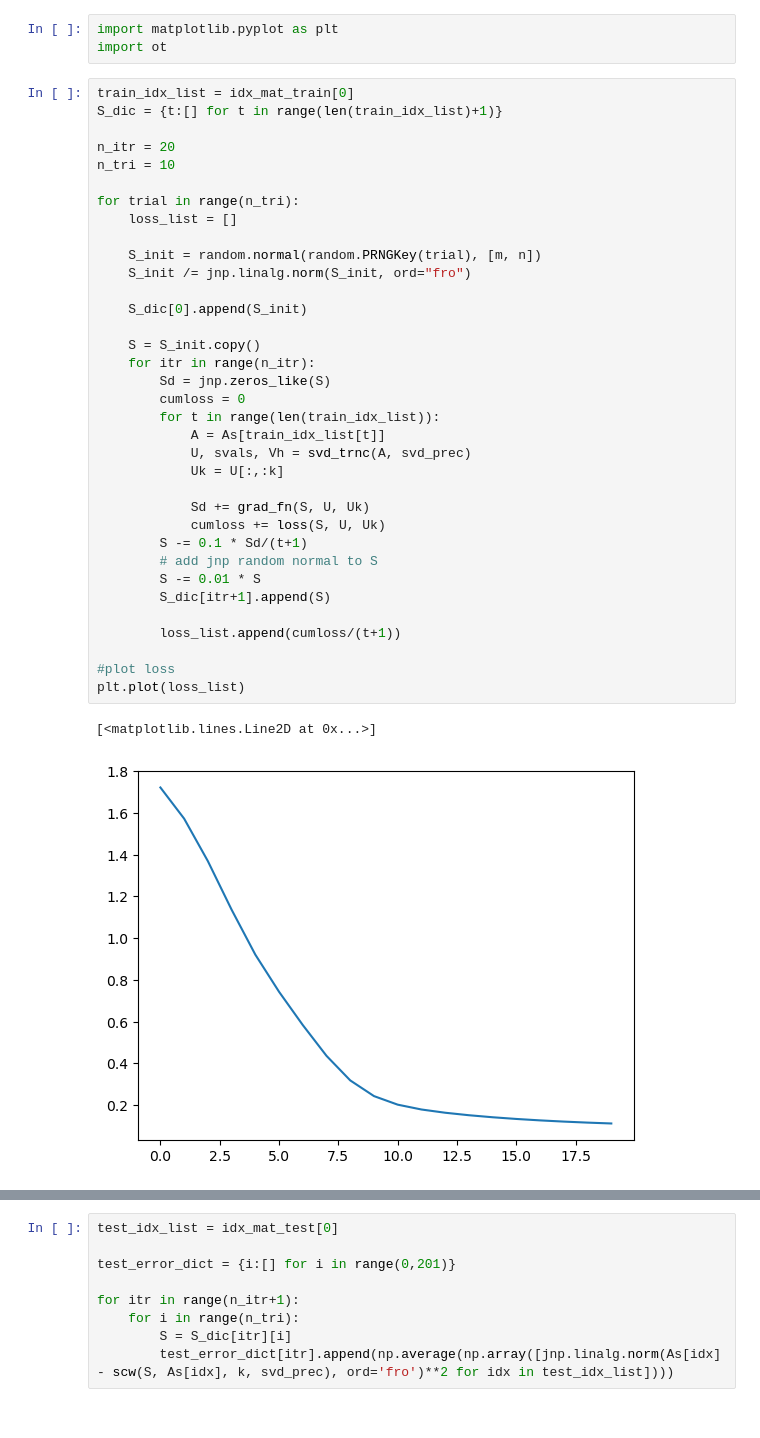
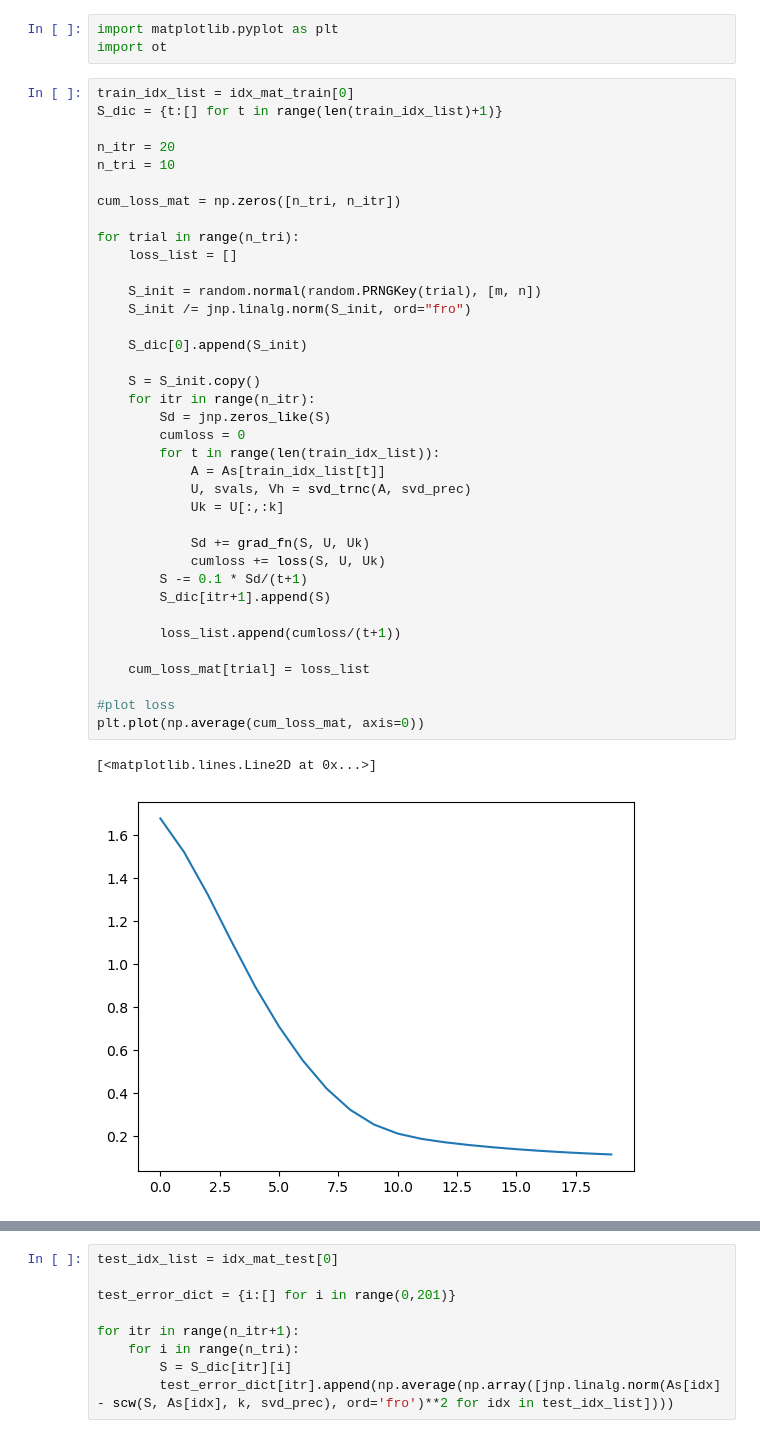
Before and after one commit to ssakaue/data-driven-lra-code, a Jupyter notebook: test.ipynb, the cells around one changed output, grey strips where cells are left out. Cells and saved outputs as stored; diff of their text form.

```diff
--- a/test.ipynb
+++ b/test.ipynb
@@ -97,38 +97,40 @@ S_dic = {t:[] for t in range(len(train_idx_list)+1)}
 
 n_itr = 20
 n_tri = 10
+
+cum_loss_mat = np.zeros([n_tri, n_itr])
 
 for trial in range(n_tri):
     loss_list = []
 
     S_init = random.normal(random.PRNGKey(trial), [m, n])
     S_init /= jnp.linalg.norm(S_init, ord="fro")
 
     S_dic[0].append(S_init)
 
     S = S_init.copy()
     for itr in range(n_itr):
         Sd = jnp.zeros_like(S)
         cumloss = 0
         for t in range(len(train_idx_list)):
             A = As[train_idx_list[t]]
             U, svals, Vh = svd_trnc(A, svd_prec)
             Uk = U[:,:k]
 
             Sd += grad_fn(S, U, Uk)
             cumloss += loss(S, U, Uk)
         S -= 0.1 * Sd/(t+1)
-        # add jnp random normal to S
-        S -= 0.01 * S
         S_dic[itr+1].append(S)
 
         loss_list.append(cumloss/(t+1))
 
+    cum_loss_mat[trial] = loss_list
+
 #plot loss
-plt.plot(loss_list)
+plt.plot(np.average(cum_loss_mat, axis=0))
 # %% [output]
 [<matplotlib.lines.Line2D at 0x...>]
-[figure, old version]
+[figure, new version]
 # %%
 wd_list = []
 
```
Also changed, not shown: parts of 1 cell of this notebook.
